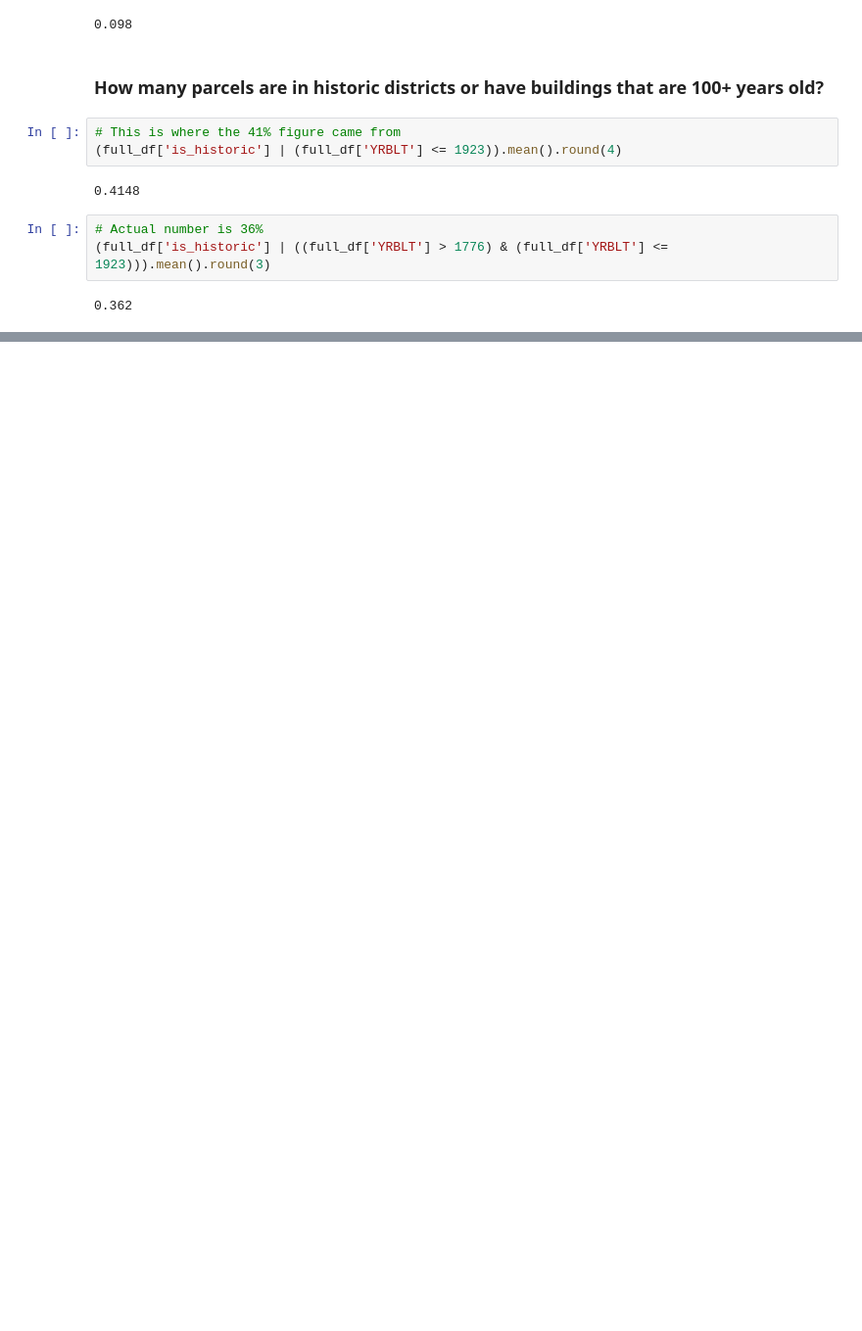
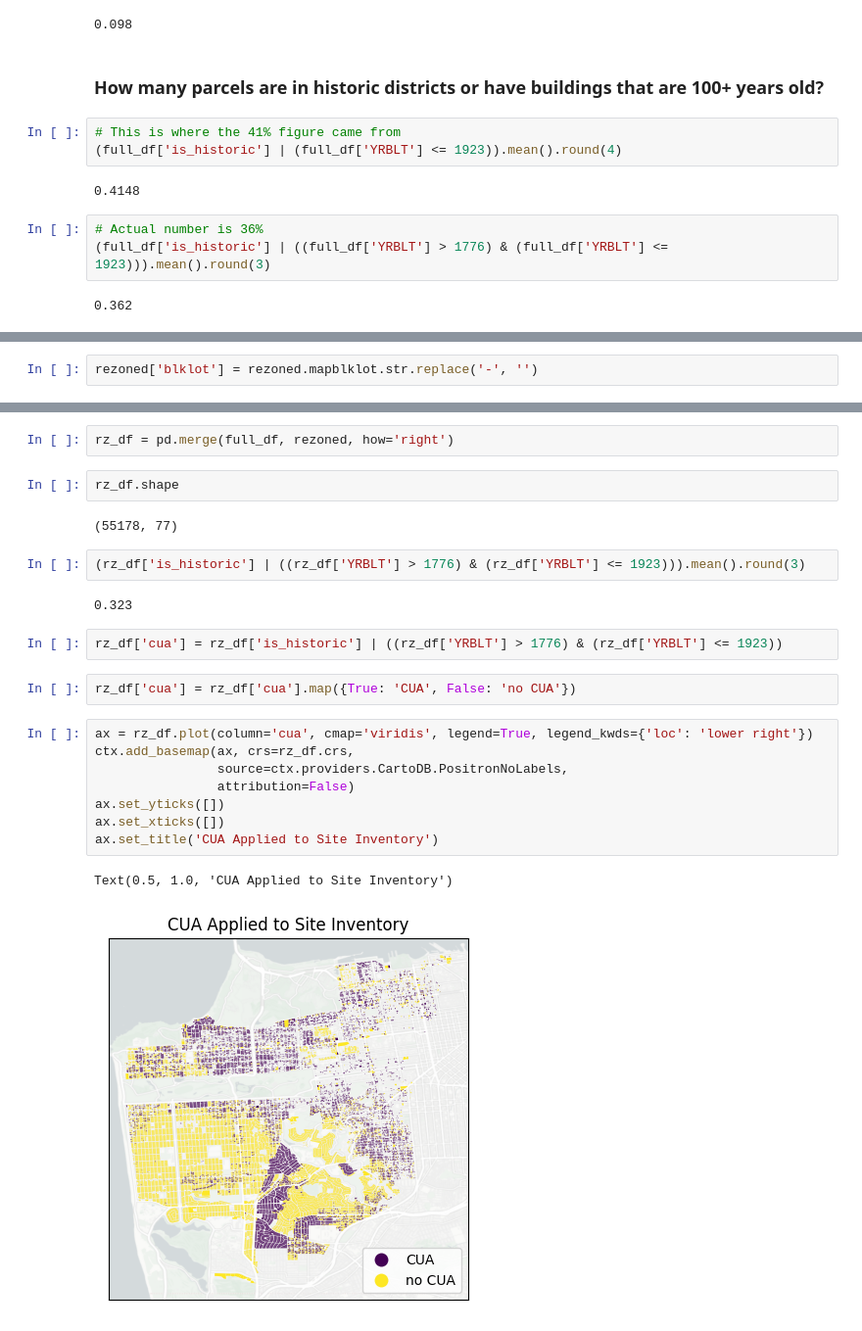
Before and after one commit to sdamerdji/mandelman, a Jupyter notebook: carveout.ipynb, the cells around one changed output, grey strips where cells are left out. Shown at 98% size. Drawn from its saved outputs; the diff is of its cells as text; blank space fills up the shorter version.

```diff
--- a/carveout.ipynb
+++ b/carveout.ipynb
@@ -77,0 +119,2 @@ full_df['is_historic'].mean().round(3)
+# %%
+rezoned['blklot'] = rezoned.mapblklot.str.replace('-', '')
@@ -77,0 +125,25 @@ full_df['is_historic'].mean().round(3)
+# %%
+rz_df = pd.merge(full_df, rezoned, how='right')
+# %%
+rz_df.shape
+# %% [output]
+(55178, 77)
+# %%
+(rz_df['is_historic'] | ((rz_df['YRBLT'] > 1776) & (rz_df['YRBLT'] <= 1923))).mean().round(3)
+# %% [output]
+0.323
+# %%
+rz_df['cua'] = rz_df['is_historic'] | ((rz_df['YRBLT'] > 1776) & (rz_df['YRBLT'] <= 1923))
+# %%
+rz_df['cua'] = rz_df['cua'].map({True: 'CUA', False: 'no CUA'})
+# %%
+ax = rz_df.plot(column='cua', cmap='viridis', legend=True, legend_kwds={'loc': 'lower right'})
+ctx.add_basemap(ax, crs=rz_df.crs,
+                source=ctx.providers.CartoDB.PositronNoLabels,
+                attribution=False)
+ax.set_yticks([])
+ax.set_xticks([])
+ax.set_title('CUA Applied to Site Inventory')
+# %% [output]
+Text(0.5, 1.0, 'CUA Applied to Site Inventory')
+[figure, added]
```
Also changed, not shown: parts of 17 cells of this notebook.
